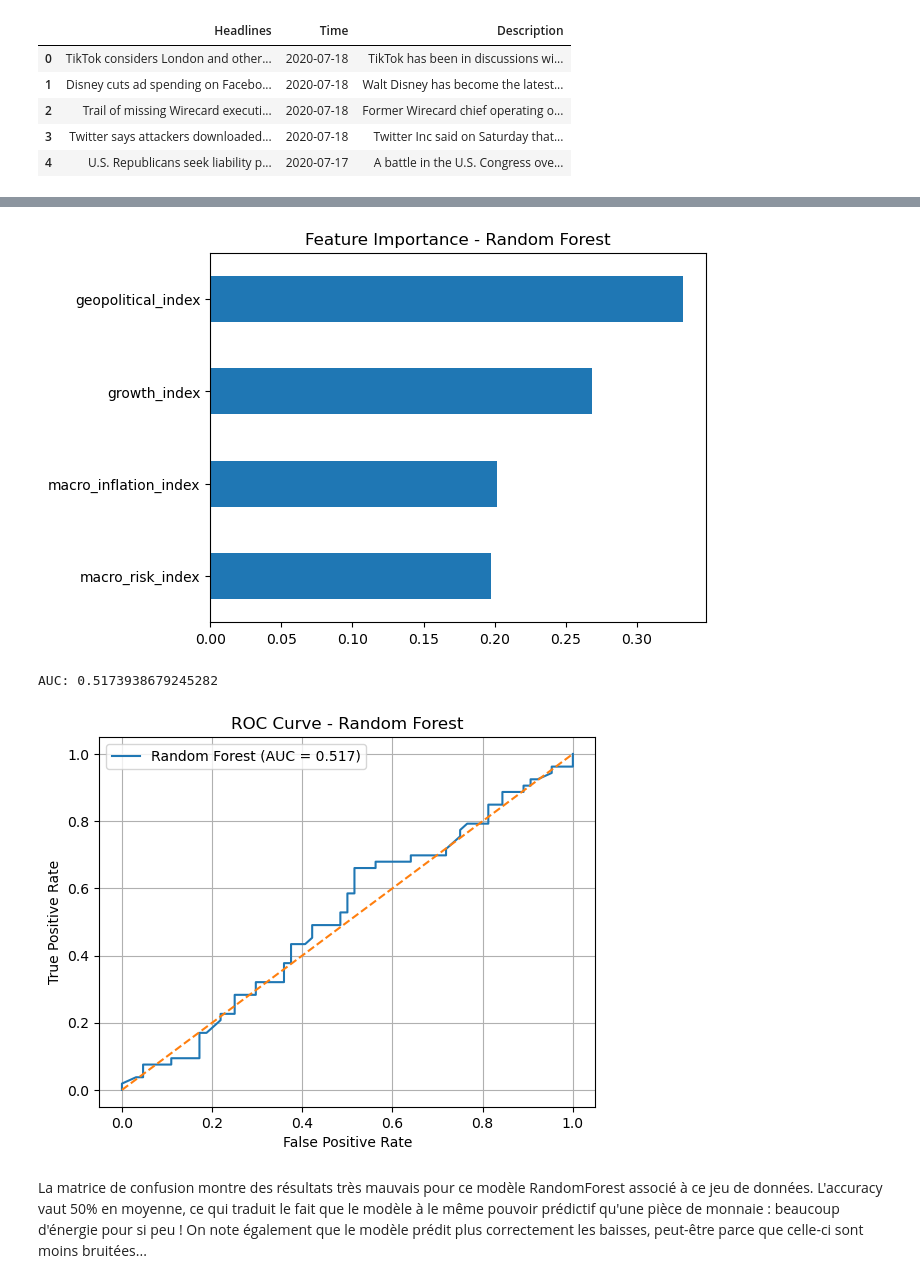
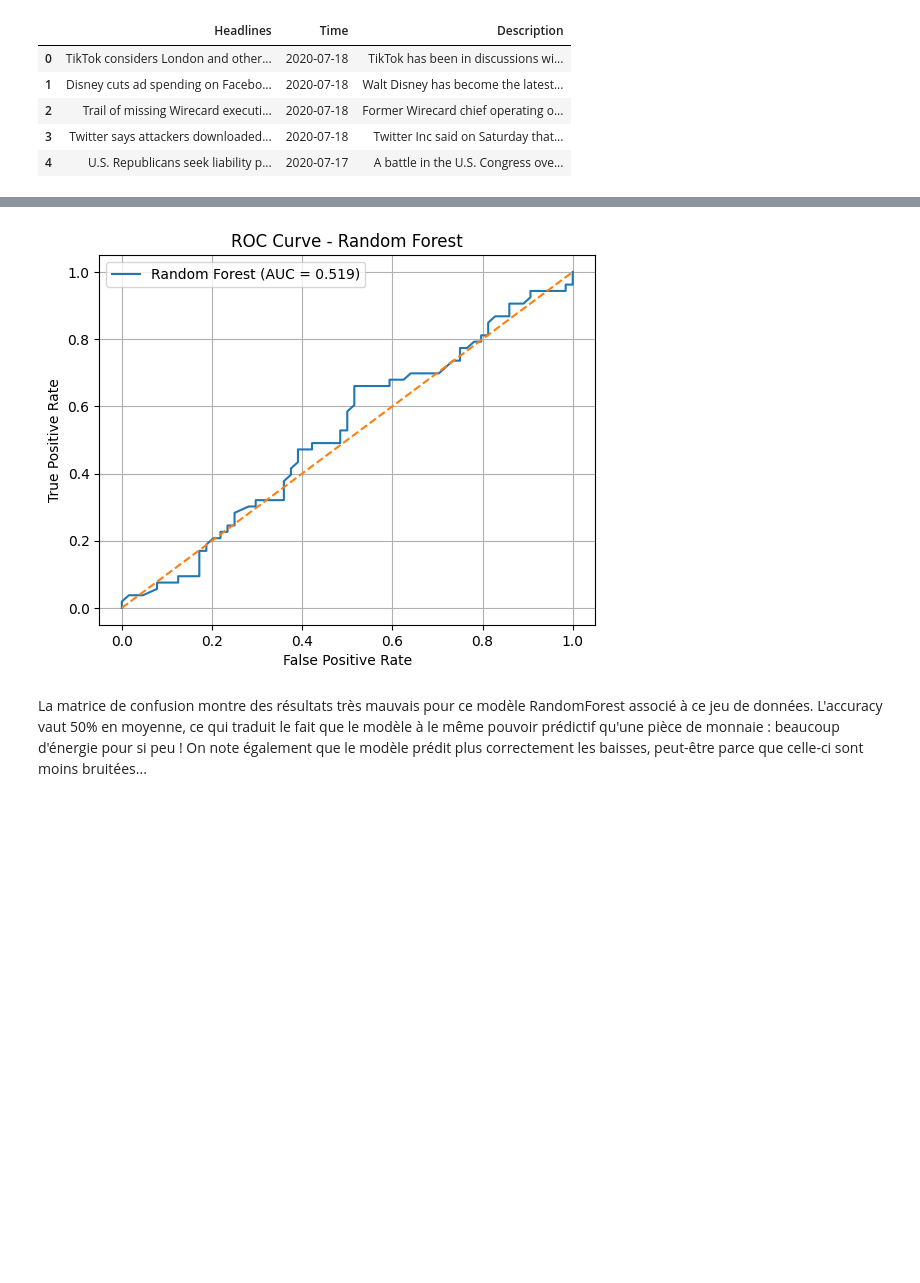
Before and after one commit to MarionSrl/ml-news-spread, a Jupyter notebook: notebooks/01_data_collection_VMM.ipynb, the cells around one changed output, grey strips where cells are left out. Saved outputs shown, nothing was run; the diff lists cells and outputs as text; code cells hidden in the pictures; blank space fills up the shorter version.

```diff
--- a/notebooks/01_data_collection_VMM.ipynb
+++ b/notebooks/01_data_collection_VMM.ipynb
@@ -362,74 +481,4 @@ plt.show()
 # %%
-# =========================================================
-# 1. MERGE DES DONNEES (SPREAD + FEATURES NEWS)
-# =========================================================
-
-# On fusionne la direction du spread avec les indices news
-data_reuters_final = spread[["direction"]].merge(
-    daily_reuters_indices,
-    left_index=True,
-    right_index=True,
-    how="inner"
-)
-
-# =========================================================
-# 2. PREPARATION DES VARIABLES X ET y
-# =========================================================
-
-features = [
-    "macro_inflation_index",
-    "macro_risk_index",
-    "growth_index",
-    "geopolitical_index"
-]
-
-X = data_reuters_final[features]
-y = data_reuters_final["direction"]
-
-# =========================================================
-# 3. TRAIN / TEST SPLIT (TEMPOREL)
-# =========================================================
-
-from sklearn.model_selection import train_test_split
-
-X_train, X_test, y_train, y_test = train_test_split(
-    X, y, test_size=0.2, shuffle=False
-)
-
-# =========================================================
-# 4. MODELE RANDOM FOREST
-# =========================================================
-
-from sklearn.ensemble import RandomForestClassifier
-from sklearn.metrics import classification_report
-
-model = RandomForestClassifier(n_estimators=200, random_state=42)
-model.fit(X_train, y_train)
-
-y_pred = model.predict(X_test)
-
-print("Random Forest")
-print(classification_report(y_test, y_pred))
-
-# =========================================================
-# 5. IMPORTANCE DES FEATURES
-# =========================================================
-
-importance = pd.Series(
-    model.feature_importances_,
-    index=features)
-
-print(importance.sort_values(ascending=False))
-
-# =========================================================
-# 6. VISUALISATION DES IMPORTANCES
-# =========================================================
-
-plt.figure()
-importance.sort_values().plot(kind="barh")
-plt.title("Feature Importance - Random Forest")
-plt.show()
-
 # =========================================================
 # 7. ROC CURVE + AUC
 # =========================================================
@@ -437,14 +486,14 @@ plt.show()
 from sklearn.metrics import roc_curve, roc_auc_score
 
 # Probabilités (nécessaires pour ROC)
-y_proba = model.predict_proba(X_test)[:, 1]
+y_proba_rf = model_rf.predict_proba(X_test)[:, 1]
 
 # AUC
-auc_score = roc_auc_score(y_test, y_proba)
+auc_score = roc_auc_score(y_test, y_proba_rf)
 print("AUC:", auc_score)
 
 # Courbe ROC
-fpr, tpr, thresholds = roc_curve(y_test, y_proba)
+fpr, tpr, thresholds = roc_curve(y_test, y_proba_rf)
 
 plt.figure()
 plt.plot(fpr, tpr, label=f"Random Forest (AUC = {auc_score:.3f})")
@@ -474,6 +509,4 @@ dtype: float64
-[figure, old version]
+[figure, new version]
-AUC: 0.5173938679245282
-[figure, removed]
 # %% [markdown]
 La matrice de confusion montre des résultats très mauvais pour ce modèle RandomForest associé à ce jeu de données.
 L'accuracy vaut 50% en moyenne, ce qui traduit le fait que le modèle à le même pouvoir prédictif qu'une pièce de monnaie : beaucoup d'énergie pour si peu !
```
Also changed, not shown: parts of 60 cells of this notebook.
